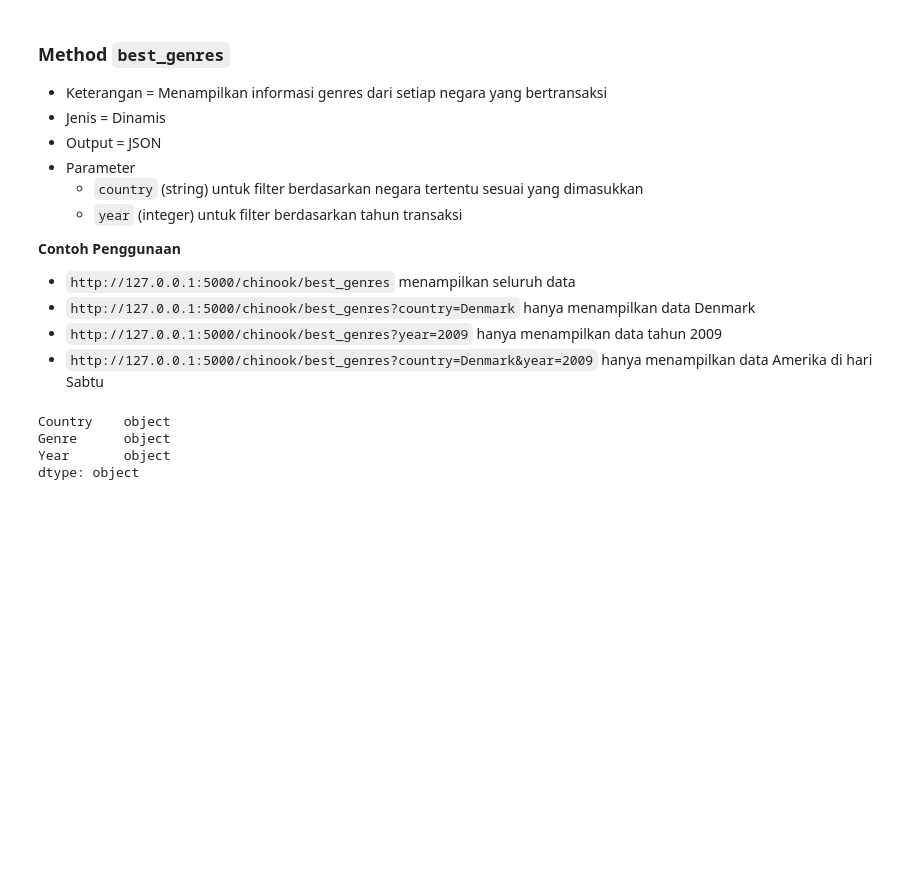
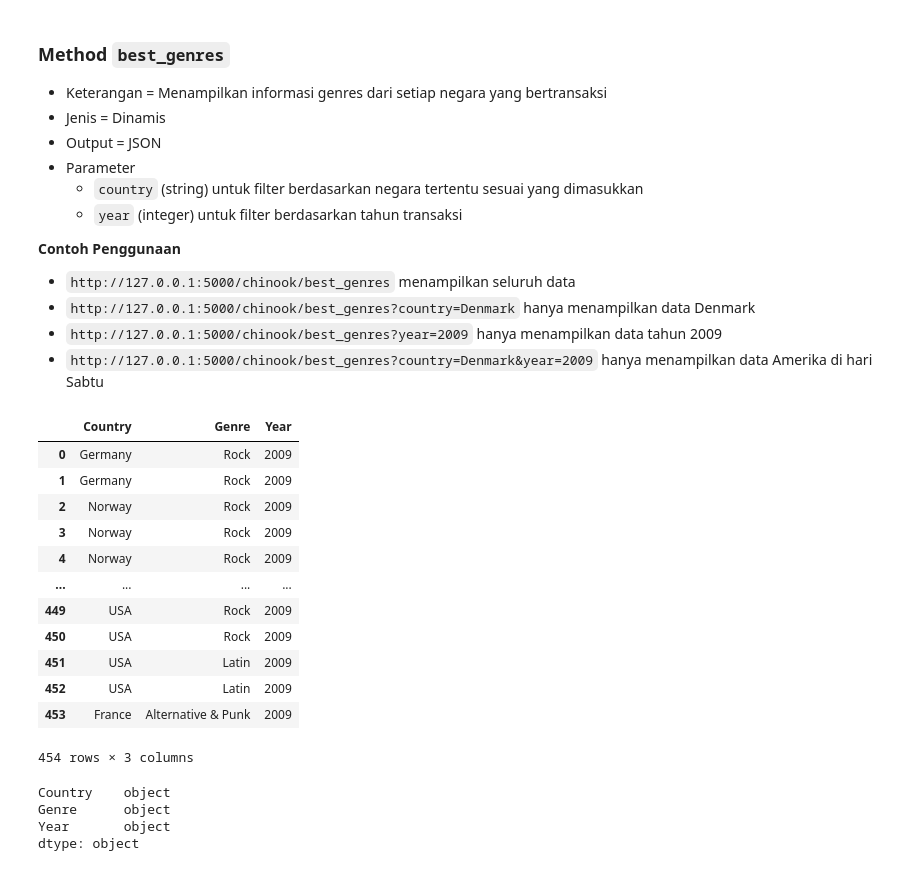
Before and after one commit to mhasyim/capstone-01-api, a Jupyter notebook: Guideline.ipynb, the cells around one changed output. Saved outputs shown, nothing was run; the diff lists cells and outputs as text; code cells hidden in the pictures; blank space fills up the shorter version.

```diff
--- a/Guideline.ipynb
+++ b/Guideline.ipynb
@@ -237,10 +245,25 @@ pd.DataFrame(market_by_day_saturday.json()).head(3).plot.barh()
 - `http://127.0.0.1:5000/chinook/best_genres?year=2009` hanya menampilkan data tahun 2009
 - `http://127.0.0.1:5000/chinook/best_genres?country=Denmark&year=2009` hanya menampilkan data Amerika di hari Sabtu
 # %%
-best_genres = requests.get('http://127.0.0.1:5000/chinook/best_genres?year=2009')
+best_genres2009 = requests.get('http://127.0.0.1:5000/chinook/best_genres?year=2009')
 
-if best_genres.status_code == 200:
-     best_genres.json()
+list_best_genres2009=''
+if best_genres2009.status_code == 200:
+     list_best_genres2009=df = pd.DataFrame(best_genres2009.json())
 
-df = pd.DataFrame(best_genres.json())
+list_best_genres2009
+# %% [output]
+|  | Country | Genre | Year |
+| 0 | Germany | Rock | 2009 |
+| 1 | Germany | Rock | 2009 |
+| 2 | Norway | Rock | 2009 |
+| 3 | Norway | Rock | 2009 |
+| 4 | Norway | Rock | 2009 |
+| ... | ... | ... | ... |
+| 449 | USA | Rock | 2009 |
+| 450 | USA | Rock | 2009 |
+| 451 | USA | Latin | 2009 |
+| 452 | USA | Latin | 2009 |
+| 453 | France | Alternative & Punk | 2009 |
+454 rows × 3 columns
 # %%
```
Also changed, not shown: parts of 12 cells of this notebook.
